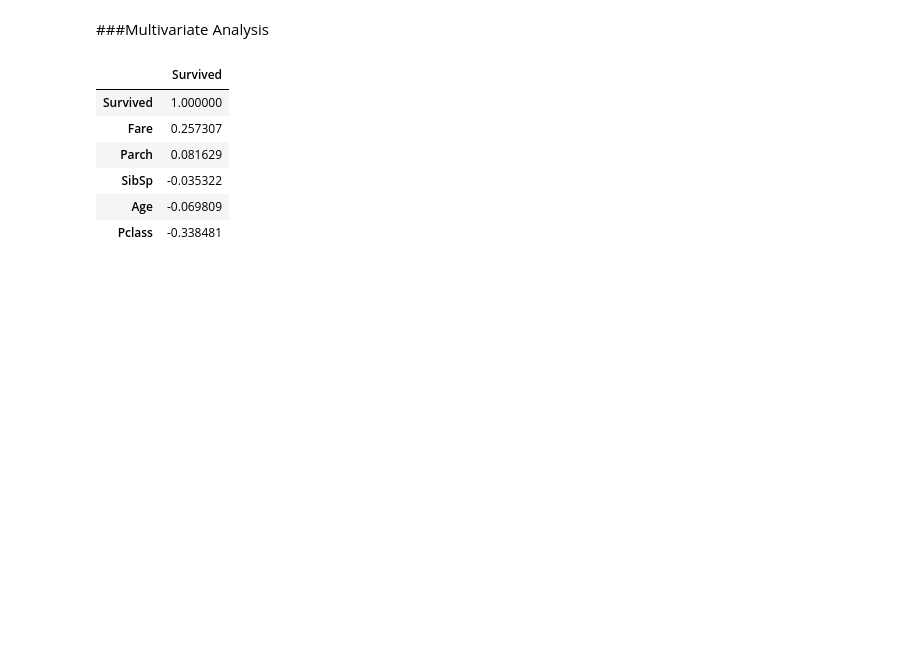
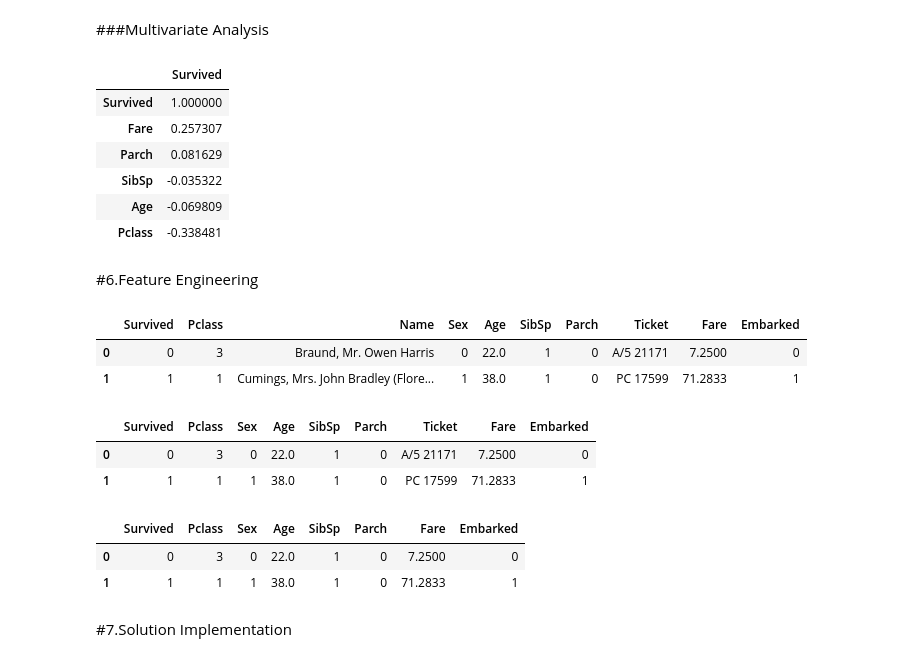
Before and after one commit to WinnieAnyoso/KNN_NaiveBayes, a Jupyter notebook: W9_KNN.ipynb, the cells around one changed output. Cells and saved outputs as stored; diff of their text form; code cells hidden in the pictures; blank space fills up the shorter version.

```diff
--- a/W9_KNN.ipynb
+++ b/W9_KNN.ipynb
@@ -276,3 +276,35 @@ pd.DataFrame((train.corr()['Survived']).sort_values(ascending = False))
 | SibSp | -0.035322 |
 | Age | -0.069809 |
 | Pclass | -0.338481 |
+# %% [markdown]
+#6.Feature Engineering
+# %%
+# Replace missing value with S which is the mode
+train['Embarked'].fillna( 'S' , inplace = True)
+# %%
+# ENCODING CATEGORICAL COLUMNS
+
+train.Sex.replace({'male':0, 'female':1}, inplace = True)
+train.Embarked.replace({'S':0, 'C':1, 'Q':2}, inplace = True)
+# %%
+train.head(2)
+# %% [output]
+|  | Survived | Pclass | Name | Sex | Age | SibSp | Parch | Ticket | Fare | Embarked |
+| 0 | 0 | 3 | Braund, Mr. Owen Harris | 0 | 22.0 | 1 | 0 | A/5 21171 | 7.2500 | 0 |
+| 1 | 1 | 1 | Cumings, Mrs. John Bradley (Flore... | 1 | 38.0 | 1 | 0 | PC 17599 | 71.2833 | 1 |
+# %%
+train.drop(columns = ['Name'], axis = 1 , inplace = True)
+train.head(2)
+# %% [output]
+|  | Survived | Pclass | Sex | Age | SibSp | Parch | Ticket | Fare | Embarked |
+| 0 | 0 | 3 | 0 | 22.0 | 1 | 0 | A/5 21171 | 7.2500 | 0 |
+| 1 | 1 | 1 | 1 | 38.0 | 1 | 0 | PC 17599 | 71.2833 | 1 |
+# %%
+train.drop(columns = ['Ticket'], axis = 1 , inplace = True)
+train.head(2)
+# %% [output]
+|  | Survived | Pclass | Sex | Age | SibSp | Parch | Fare | Embarked |
+| 0 | 0 | 3 | 0 | 22.0 | 1 | 0 | 7.2500 | 0 |
+| 1 | 1 | 1 | 1 | 38.0 | 1 | 0 | 71.2833 | 1 |
+# %% [markdown]
+#7.Solution Implementation
```
Also changed, not shown: parts of 8 cells of this notebook.
